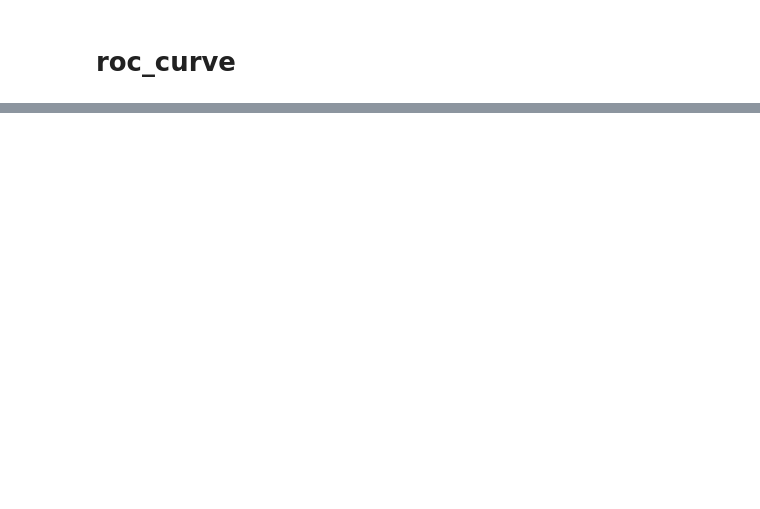
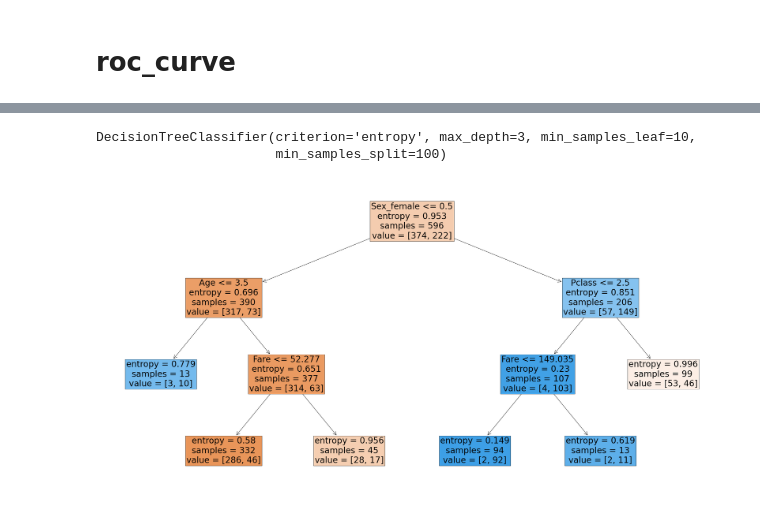
Before and after one commit to NovPas/Data-science.-Stepik, a Jupyter notebook: decision_trees/titanic/titanic.ipynb, the cells around one changed output, grey strips where cells are left out. Saved outputs shown, nothing was run; the diff lists cells and outputs as text; code cells hidden in the pictures; blank space fills up the shorter version.

```diff
--- a/decision_trees/titanic/titanic.ipynb
+++ b/decision_trees/titanic/titanic.ipynb
@@ -290,0 +290,12 @@ plt.show()
+# %%
+clf = tree.DecisionTreeClassifier(criterion='entropy', max_depth=3, min_samples_split=100, min_samples_leaf=10)
+# %%
+clf.fit(X_train, y_train)
+# %% [output]
+DecisionTreeClassifier(criterion='entropy', max_depth=3, min_samples_leaf=10,
+                       min_samples_split=100)
+# %%
+plt.figure(figsize=(40, 20),dpi=80)
+p = tree.plot_tree(clf, fontsize=30,filled=True,feature_names=list(X))
+# %% [output]
+[figure, added]
```
Also changed, not shown: parts of 17 cells of this notebook.
